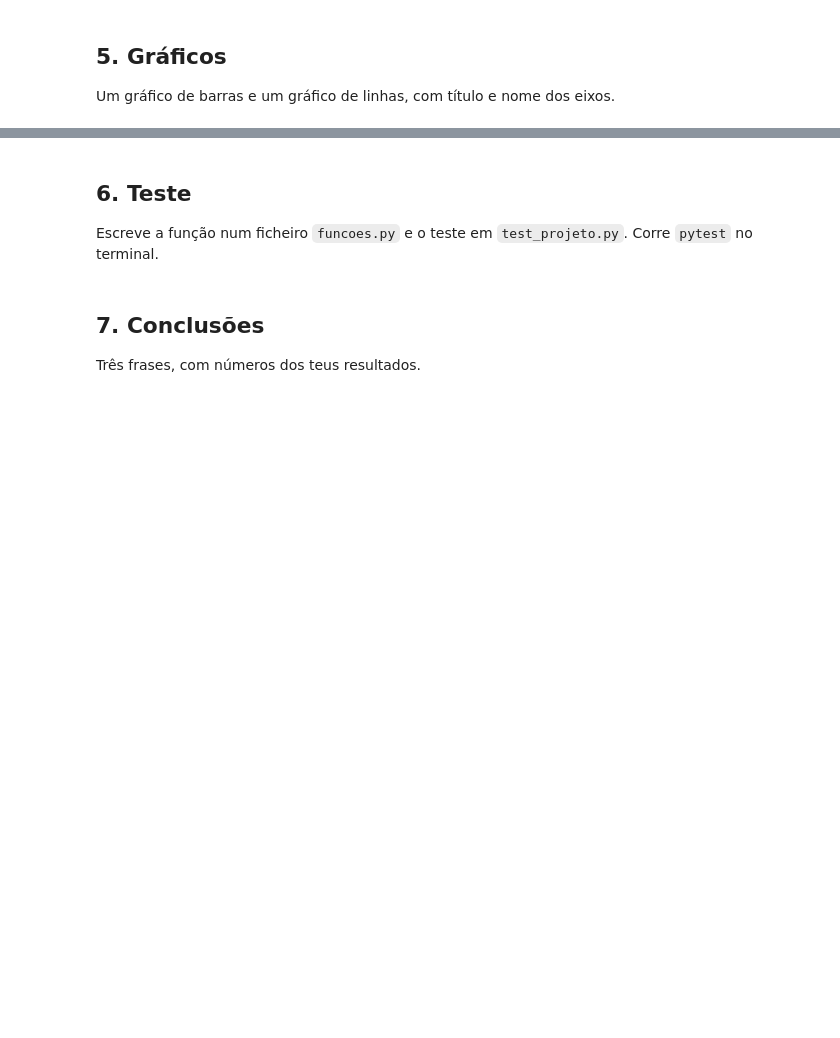
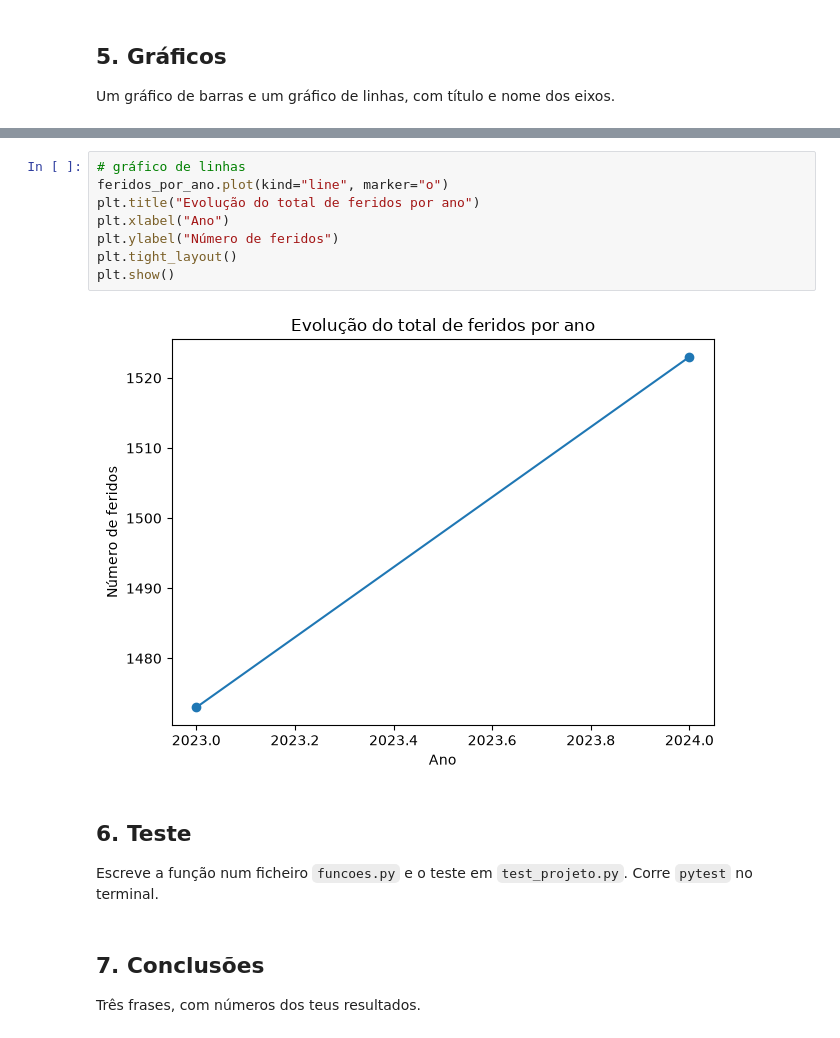
Before and after one commit to herberttrabalho2008-bot/Herbert-lp-10793, a Jupyter notebook: projeto/projeto-partida.ipynb, the cells around one changed output, grey strips where cells are left out. Saved outputs shown, nothing was run; the diff lists cells and outputs as text; blank space fills up the shorter version.

```diff
--- a/projeto/projeto-partida.ipynb
+++ b/projeto/projeto-partida.ipynb
@@ -60,3 +87,13 @@ import matplotlib.pyplot as plt
+# %%
+# gráfico de linhas
+feridos_por_ano.plot(kind="line", marker="o")
+plt.title("Evolução do total de feridos por ano")
+plt.xlabel("Ano")
+plt.ylabel("Número de feridos")
+plt.tight_layout()
+plt.show()
+# %% [output]
+[figure, added]
 # %% [markdown]
 ## 6. Teste
 
```
Also changed, not shown: parts of 6 cells of this notebook, 2 other files.
